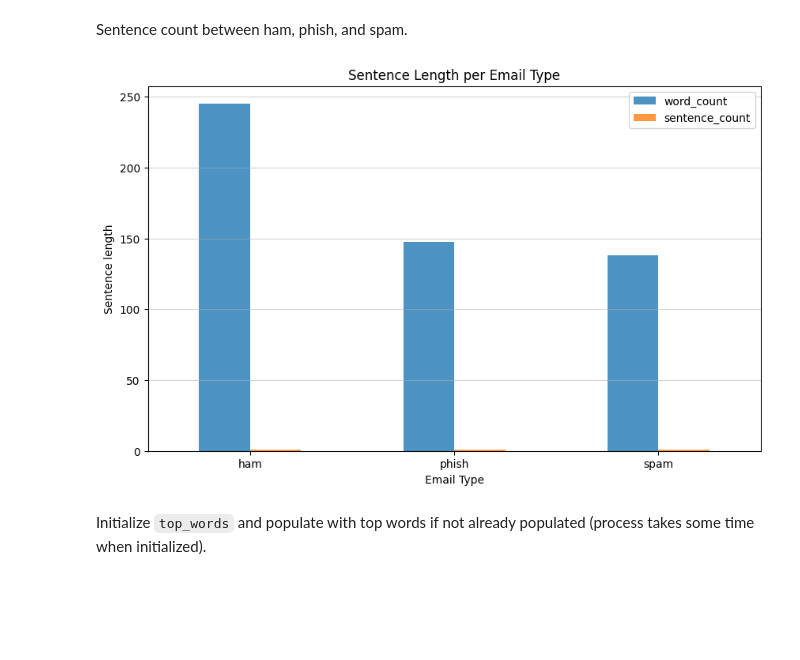
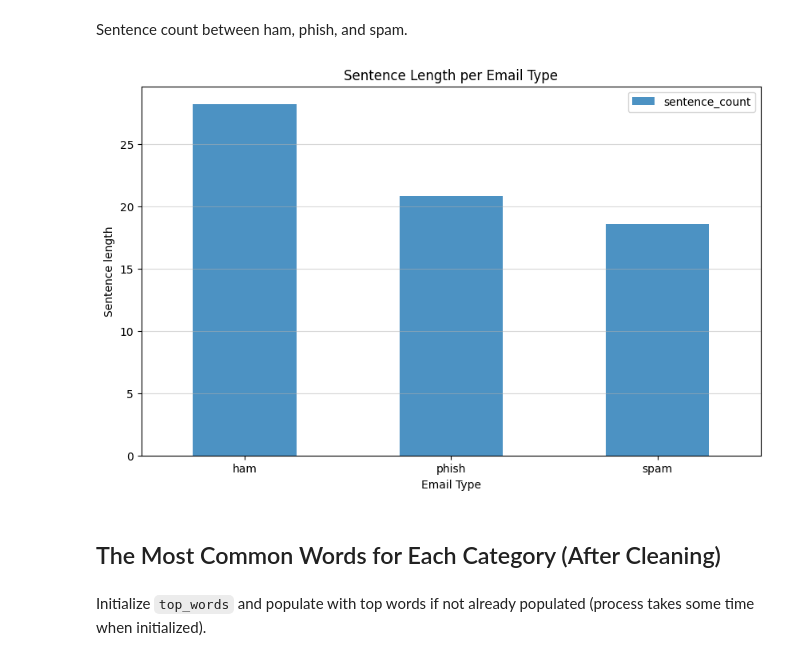
Before and after one commit to Prokope45/PsyberWatch, a Jupyter notebook: 3. Exploratory Analysis.ipynb, the cells around one changed output. Cells and saved outputs as stored; diff of their text form; code cells hidden in the pictures; blank space fills up the shorter version.

Commit message:
Update requirements, and save data files as feather over parquet (more stable/easy to use). For word characteristic charts pull from the original uncleaned email data.

```diff
--- a/3. Exploratory Analysis.ipynb
+++ b/3. Exploratory Analysis.ipynb
@@ -19,6 +16,6 @@ from collections import Counter
 # %% [markdown]
 ## 2. Load Dataset
 # %%
-email_df = pd.read_parquet("./data/2_clean_email_dataset.parquet")
+email_df = pd.read_feather("./data/2_clean_email_dataset.feather")
 email_df
 # %% [output]
@@ -129,14 +144,21 @@ balanced_df.to_parquet("./data/2_balanced_email_dataset.parquet")
 Get the text characteristics before the data was cleaned via the column `"Email Text"`.
 # %%
+# Clean punctuation except for periods, question marks, and exclamation points to get sentences.
+orig_email_df = email_df.copy(deep=True)
+
 # Text length metrics
-balanced_df["char_count"] = balanced_df["Email Text"].str.len()
-balanced_df["word_count"] = balanced_df["Email Text"].apply(word_tokenize).apply(len)
-balanced_df["sentence_count"] = balanced_df["Email Text"].apply(sent_tokenize).apply(len)
+orig_email_df["char_count"] = orig_email_df["Email Text"].str.len()
+orig_email_df["word_count"] = orig_email_df["Email Text"].apply(word_tokenize).apply(len)
+orig_email_df["sentence_count"] = orig_email_df["Email Text"].apply(sent_tokenize).apply(len)
 
 # # Count URLs
 url_pattern = r"http[s]?://\S+|www\.\S+"
-balanced_df["url_count"] = balanced_df["Email Text"].apply(lambda x: len(re.findall(url_pattern, x)))
+orig_email_df["url_count"] = orig_email_df["Email Text"].apply(
+    lambda x: len(re.findall(url_pattern, x))
+)
 
 # Count special characters
-balanced_df["special_chars"] = balanced_df["Email Text"].apply(lambda x: sum(not c.isalnum() and not c.isspace() for c in x))
+orig_email_df["special_chars"] = orig_email_df["Email Text"].apply(
+    lambda x: sum(not c.isalnum() and not c.isspace() for c in x)
+)
 # %%
@@ -167,18 +215,20 @@ plt.show()
 # %% [markdown]
 Sentence count between ham, phish, and spam.
 # %%
-feature_cols = ["word_count", "sentence_count"]
-grouped = balanced_df.groupby("Email Type")[feature_cols].mean()
+feature_cols = ["sentence_count"]
+grouped = orig_email_df.groupby("Email Type")[feature_cols].mean()
 
 grouped.plot(kind="bar", figsize=(10,6), alpha=0.8)
 plt.title("Sentence Length per Email Type")
 plt.xlabel("Email Type")
 plt.ylabel("Sentence length")
 plt.xticks(rotation=0)
 plt.grid(axis="y", alpha=0.5)
 plt.show()
 # %% [output]
-[figure, old version]
+[figure, new version]
+# %% [markdown]
+## The Most Common Words for Each Category (After Cleaning)
 # %%
 stop_words = set(stopwords.words("english"))
 
```
Also changed, not shown: parts of 14 cells of this notebook, 4 other files.
